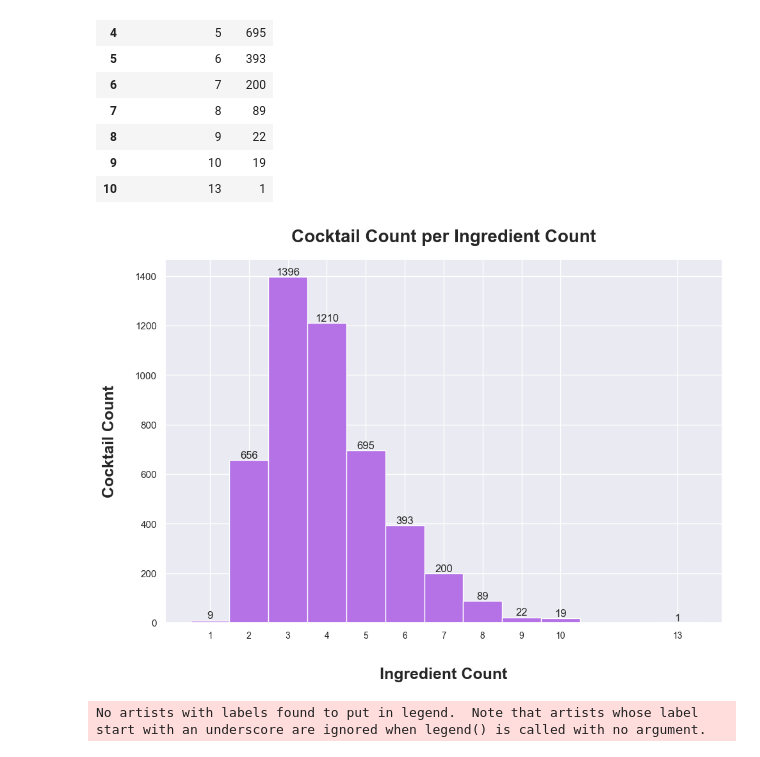
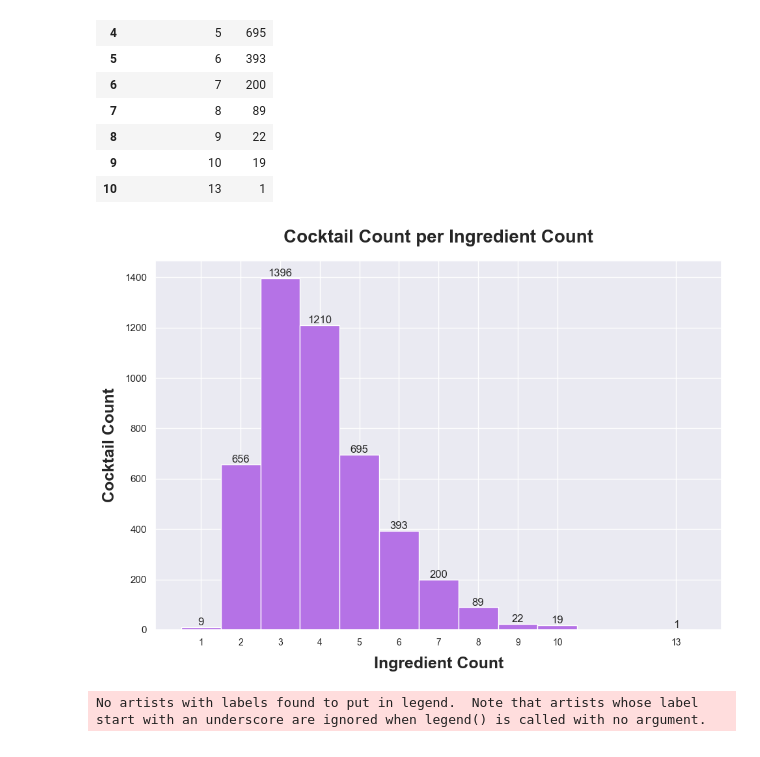
Before and after one commit to Lucien-Stephane-Ld/certification-project-DAFT410, a Jupyter notebook: data_visualization.ipynb, the cells around one changed output. Cells and saved outputs as stored; diff of their text form; code cells hidden in the pictures.

```diff
--- a/data_visualization.ipynb
+++ b/data_visualization.ipynb
@@ -419,22 +419,22 @@ cocktail_count
 # %%
 plt.figure(figsize=(10, 7))
 
 plt.bar(cocktail_count['ingredient_count'], cocktail_count['count'], color='#B572E6', alpha=1, width=1)
 
 plt.title('Cocktail Count per Ingredient Count', fontsize=20, fontweight='bold', pad=20)
 
-plt.xlabel('Ingredient Count', fontsize=18, fontweight='bold', labelpad=30)
-plt.ylabel('Cocktail Count', fontsize=18, fontweight='bold', labelpad=20)
+plt.xlabel('Ingredient Count', fontsize=18, fontweight='bold', labelpad=10)
+plt.ylabel('Cocktail Count', fontsize=18, fontweight='bold', labelpad=8)
 
 for i, row in cocktail_count.iterrows():
     count = row['count']
     plt.text(row['ingredient_count'], count, str(count), ha='center', va='bottom', fontsize=12)
 
 plt.xticks( cocktail_count['ingredient_count'], cocktail_count['ingredient_count'], ha='center', fontsize=10)
 
 plt.show()
 # %% [output]
-[figure, old version]
+[figure, new version]
 # %%
 plt.figure(figsize=(10, 7))
 
```
Also changed, not shown: 5 other files.
